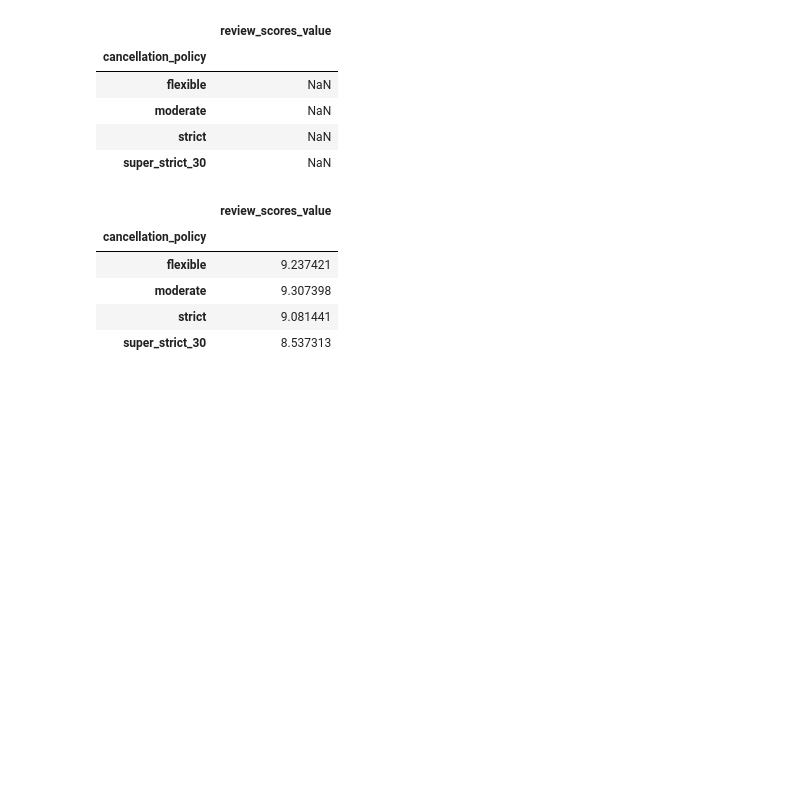
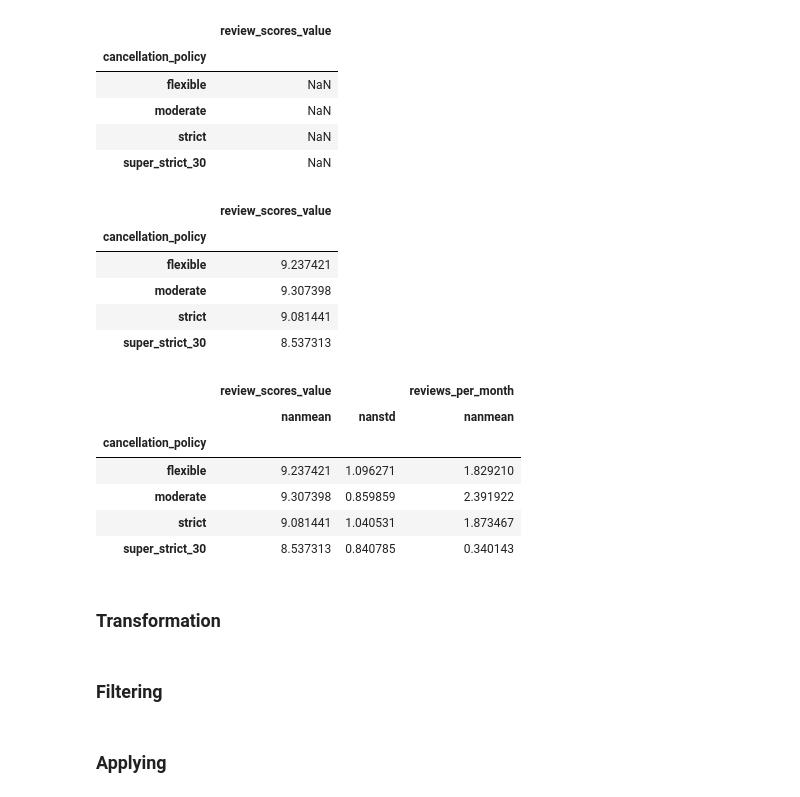
Before and after one commit to irinavalenzuela/Applied-Data-Science-Python, a Jupyter notebook: Week3_dataprocessing.ipynb, the cells around one changed output. Drawn from its saved outputs; the diff is of its cells as text; code cells hidden in the pictures; blank space fills up the shorter version.

```diff
--- a/Week3_dataprocessing.ipynb
+++ b/Week3_dataprocessing.ipynb
@@ -645,3 +645,30 @@ df.groupby('cancellation_policy').agg({'review_scores_value':np.nanmean})
 | moderate | 9.307398 |
 | strict | 9.081441 |
 | super_strict_30 | 8.537313 |
+# %%
+# Aggregate by multiple functions or multiple columns
+
+# df.groupby(): a groupby on the data frame by the column 'cancelation'-> new object
+# Then, we invoke the agg() to that object
+# df.groupby('xxx').agg(): the agg() function is going to apply one or more functions
+# to the group dataframes and return a single row per group
+
+df.groupby('cancellation_policy').agg({'review_scores_value':(np.nanmean, np.nanstd),
+                                       'reviews_per_month':np.nanmean})
+
+# We have two dictionaries entries. Each indicating which columns we wanted functions
+# applied to
+# %% [output]
+|  | review_scores_value |  | reviews_per_month |
+|  | nanmean | nanstd | nanmean |
+| cancellation_policy |  |  |  |
+| flexible | 9.237421 | 1.096271 | 1.829210 |
+| moderate | 9.307398 | 0.859859 | 2.391922 |
+| strict | 9.081441 | 1.040531 | 1.873467 |
+| super_strict_30 | 8.537313 | 0.840785 | 0.340143 |
+# %% [markdown]
+### Transformation
+# %% [markdown]
+### Filtering
+# %% [markdown]
+### Applying
```
